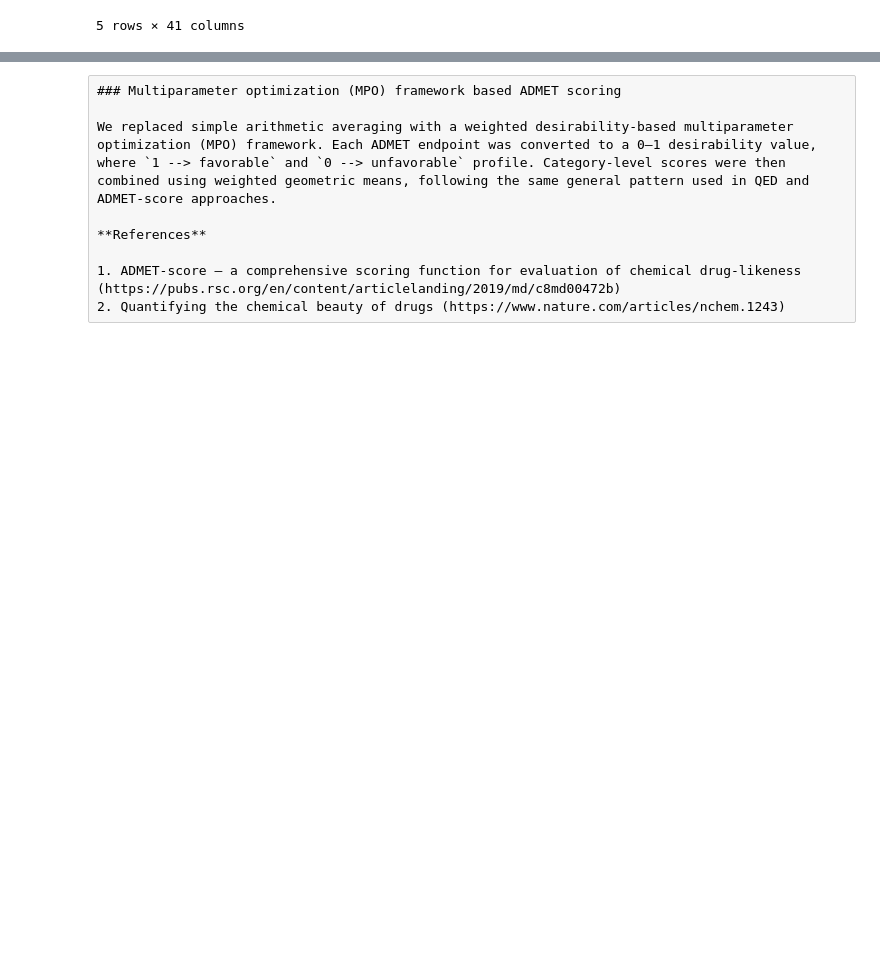
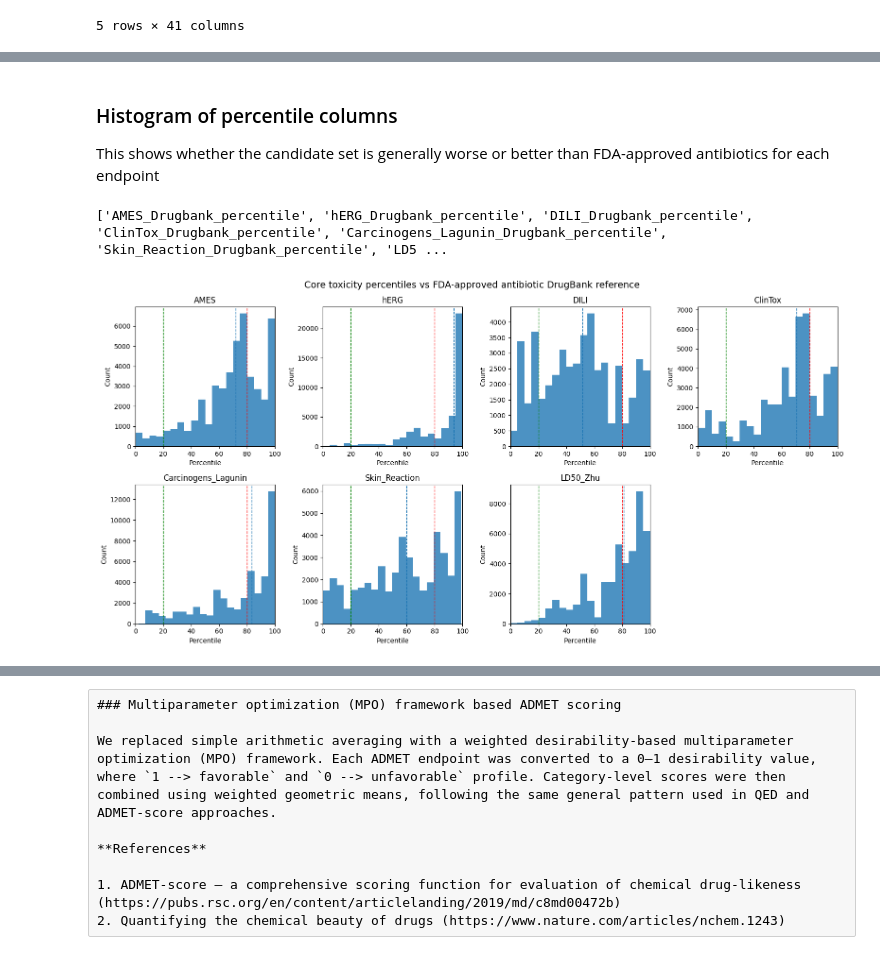
Before and after one commit to soumyadeepghosh35/DTRA_DrugDesign, a Jupyter notebook: DTRA_project_notebooks/Step6_Toxicity_BacillusAnthracis.ipynb, the cells around one changed output, grey strips where cells are left out. Saved outputs shown, nothing was run; the diff lists cells and outputs as text; code cells hidden in the pictures; blank space fills up the shorter version.

```diff
--- a/DTRA_project_notebooks/Step6_Toxicity_BacillusAnthracis.ipynb
+++ b/DTRA_project_notebooks/Step6_Toxicity_BacillusAnthracis.ipynb
@@ -65,6 +73,3 @@ pPotency_prediction range: 1.343 → 5.897
 | 130 | N[C@@H]1[C@H]2CN(c3nc4c(cc3F)c(=O... | 3.073553 | 1.126205 | 0.866192 | 5.280915 | ... |
 | 131 | O=C(O)C[C@@H]1CC[C@H](NC(=O)Cc2cc... | 3.589495 | 1.118963 | 1.396326 | 5.782663 | ... |
 132 rows × 61 columns
-# %%
-for col in drugBankDrug_FDAapproved_antibiotic_wToxicity.columns:
-    print(col)
@@ -233,6 +227,10 @@ pPotency_prediction range: 1.141 → 6.143
 ### Read predicted ADMET properties for all candidate SMILES
 # %%
 BacillusAnthracisVirus_wART_BuyableDataset_predicted_all_wToxicity = pd.read_csv(saveDir + 'BacillusAnthracis_all_Buyable_AntiVirals_ARTprediction_wToxicity.csv')
+# Identify columns that match the string
+matched_cols = BacillusAnthracisVirus_wART_BuyableDataset_predicted_all_wToxicity.filter(like='drugbank_approved_percentile').columns
+# Keep everything EXCEPT those columns
+BacillusAnthracisVirus_wART_BuyableDataset_predicted_all_wToxicity = BacillusAnthracisVirus_wART_BuyableDataset_predicted_all_wToxicity.drop(columns=matched_cols)
 max_val = BacillusAnthracisVirus_wART_BuyableDataset_predicted_all_wToxicity['pPotency_prediction'].max()
 min_val = BacillusAnthracisVirus_wART_BuyableDataset_predicted_all_wToxicity['pPotency_prediction'].min()
 print(f"pPotency_prediction range: {min_val:.3f} → {max_val:.3f}")
@@ -330,0 +381,41 @@ Filtered dataframe shape: (46939, 41)
+# %% [markdown]
+### Histogram of percentile columns
+
+This shows whether the candidate set is generally worse or better than FDA-approved antibiotics for each endpoint
+# %%
+# Core toxicity percentile columns
+coreToxicityPctCols = [
+    f"{col}_Drugbank_percentile" for col in coreToxicityCols
+    if f"{col}_Drugbank_percentile" in BacillusAnthracisVirus_wART_BuyableDataset_predicted_all_wToxicity_pct.columns
+]
+
+print(coreToxicityPctCols)
+# %% [output]
+['AMES_Drugbank_percentile', 'hERG_Drugbank_percentile', 'DILI_Drugbank_percentile', 'ClinTox_Drugbank_percentile', 'Carcinogens_Lagunin_Drugbank_percentile', 'Skin_Reaction_Drugbank_percentile', 'LD5 ...
+# %%
+DF = BacillusAnthracisVirus_wART_BuyableDataset_predicted_all_wToxicity_pct.copy()
+
+fig, axes = plt.subplots(2, 4, figsize=(16, 8))
+axes = axes.flatten()
+
+for idx, col in enumerate(coreToxicityPctCols):
+    vals = pd.to_numeric(DF[col], errors="coerce").dropna()
+
+    axes[idx].hist(vals, bins=20, alpha=0.8)
+    axes[idx].set_title(col.replace("_Drugbank_percentile", ""))
+    axes[idx].set_xlim(0, 100)
+    axes[idx].set_xlabel("Percentile")
+    axes[idx].set_ylabel("Count")
+    axes[idx].axvline(vals.median(), linestyle="--", linewidth=1)
+    axes[idx].axvline(x=20, linestyle="--", c='g', linewidth=1)
+    axes[idx].axvline(x=80, linestyle="--", c='r', linewidth=1)
+
+# Hide unused subplot
+for idx in range(len(coreToxicityPctCols), len(axes)):
+    axes[idx].axis("off")
+
+fig.suptitle("Core toxicity percentiles vs FDA-approved antibiotic DrugBank reference", fontsize=14)
+plt.tight_layout()
+plt.show()
+# %% [output]
+[figure, added]
```
Also changed, not shown: parts of 13 cells of this notebook.
